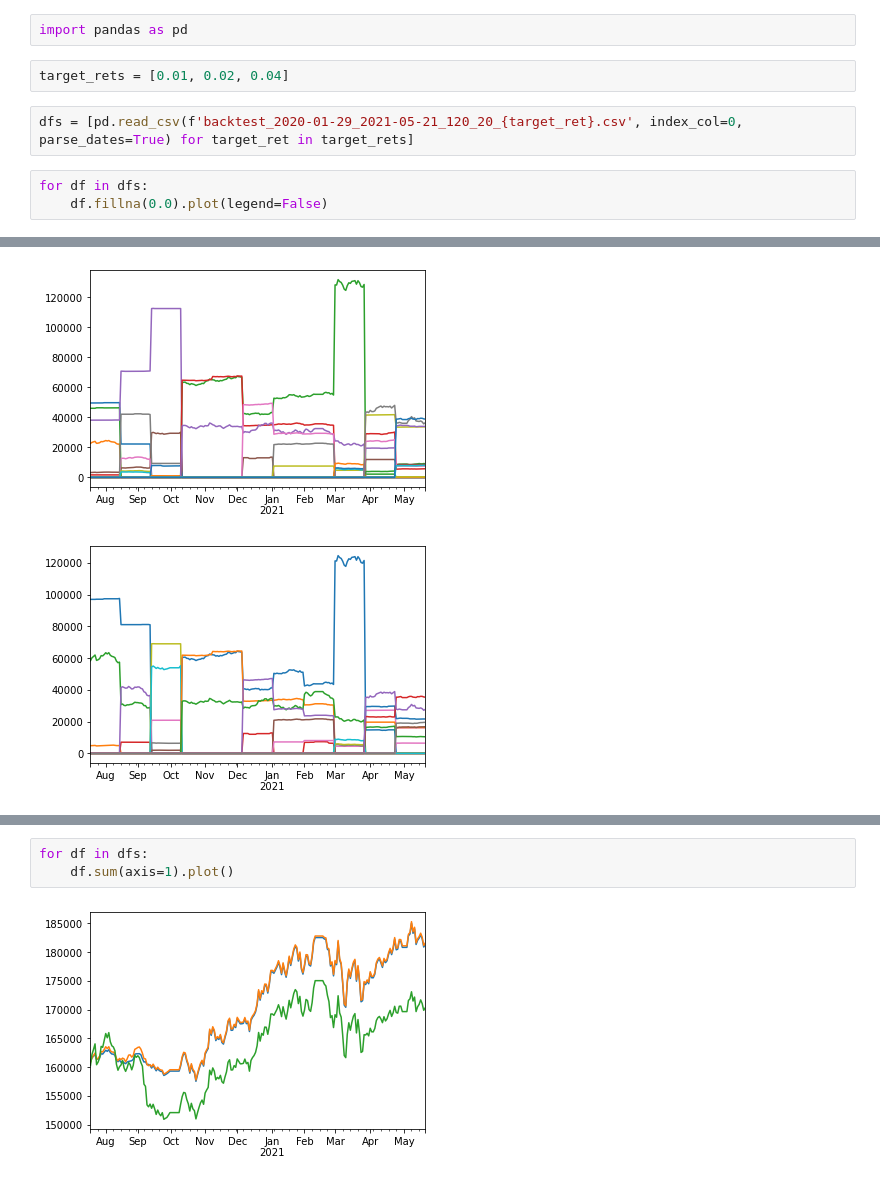
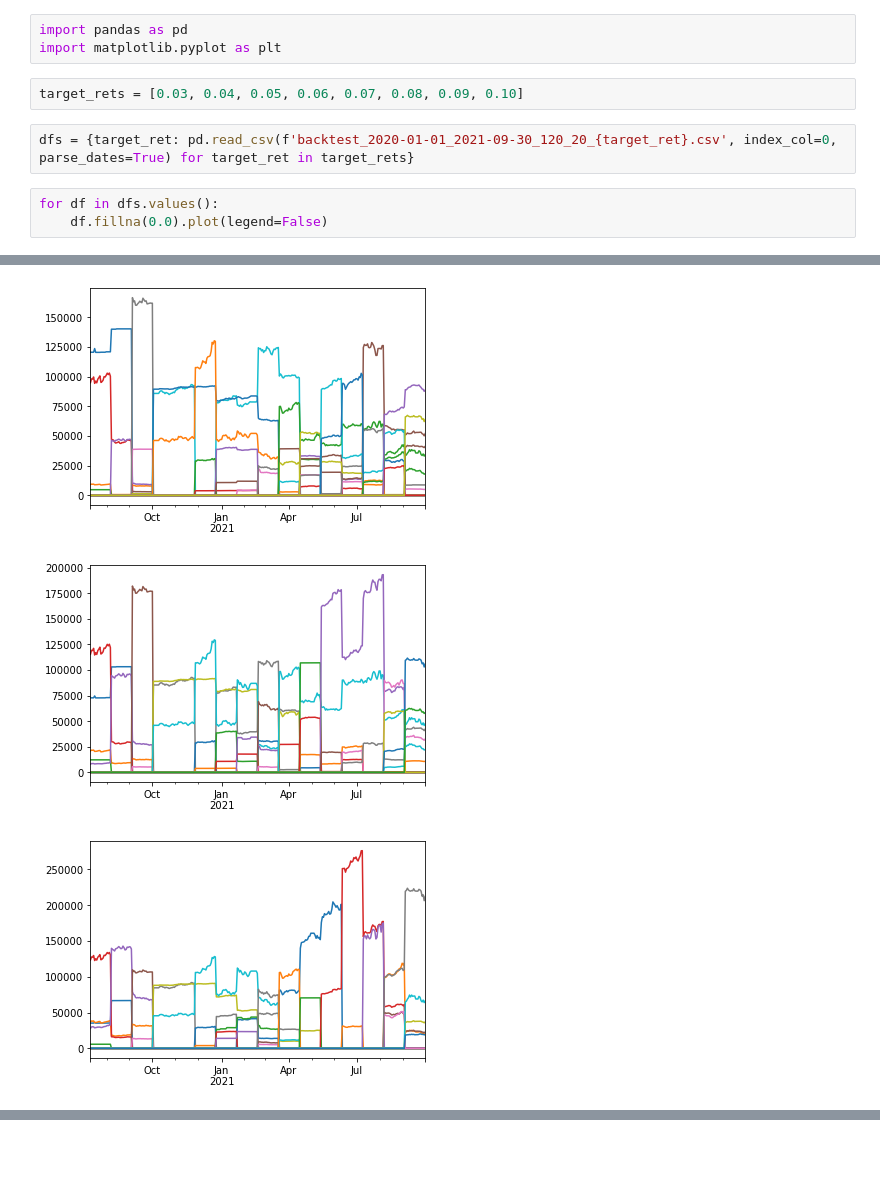
Before and after one commit to joshualee155/FundOptimizer, a Jupyter notebook: backtest.ipynb, the cells around one changed output, grey strips where cells are left out. Drawn from its saved outputs; the diff is of its cells as text; blank space fills up the shorter version.

```diff
--- a/backtest.ipynb
+++ b/backtest.ipynb
@@ -1,10 +1,11 @@
 # %%
 import pandas as pd
+import matplotlib.pyplot as plt
-# %%
-target_rets = [0.01, 0.02, 0.04]
+# %%
+target_rets = [0.03, 0.04, 0.05, 0.06, 0.07, 0.08, 0.09, 0.10]
 # %%
-dfs = [pd.read_csv(f'backtest_2020-01-29_2021-05-21_120_20_{target_ret}.csv', index_col=0, parse_dates=True) for target_ret in target_rets]
+dfs = {target_ret: pd.read_csv(f'backtest_2020-01-01_2021-09-30_120_20_{target_ret}.csv', index_col=0, parse_dates=True) for target_ret in target_rets}
 # %%
-for df in dfs:
+for df in dfs.values():
     df.fillna(0.0).plot(legend=False)
 # %% [output]
@@ -12,2 +13,3 @@ for df in dfs:
-[figure, old version]
+[figure, new version]
-[figure, old version]
+[figure, new version]
+[figure, added]
@@ -14,5 +19,0 @@ for df in dfs:
-# %%
-for df in dfs:
-    df.sum(axis=1).plot()
-# %% [output]
-[figure, removed]
```
Also changed, not shown: parts of 3 cells of this notebook, 18 other files.
